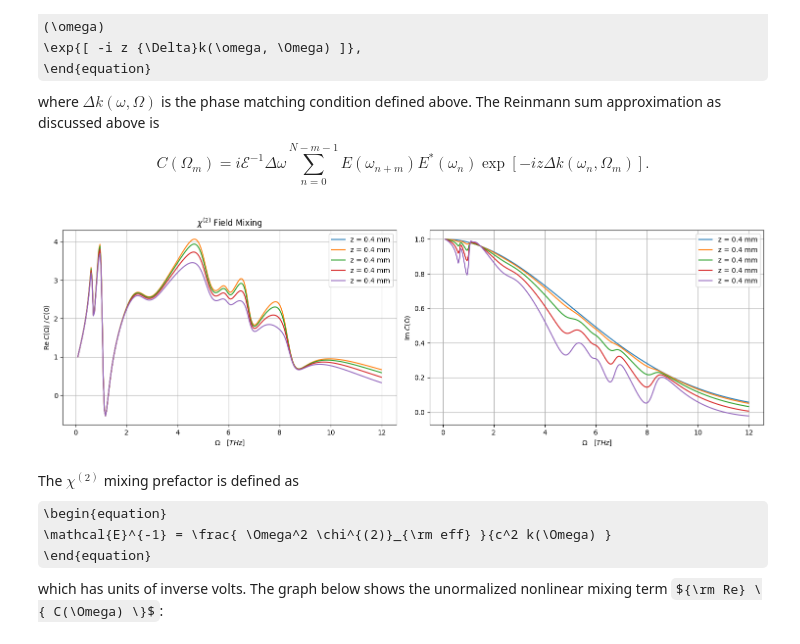
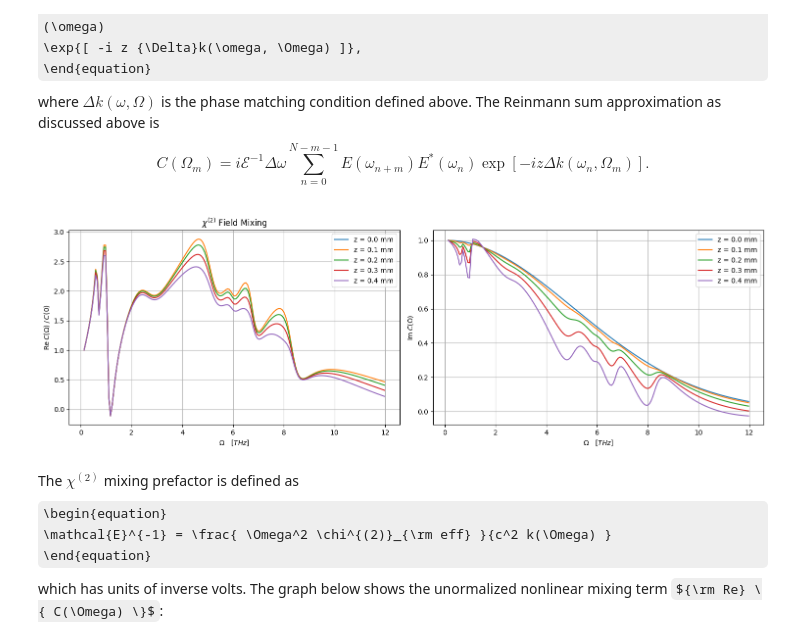
Before and after one commit to p-engel/nonlinear_optics, a Jupyter notebook: optical_rectification/analysis.ipynb, the cells around one changed output. Saved outputs shown, nothing was run; the diff lists cells and outputs as text; code cells hidden in the pictures; some formulas as TeX source.

```diff
--- a/optical_rectification/analysis.ipynb
+++ b/optical_rectification/analysis.ipynb
@@ -65,7 +65,7 @@ t_fwhm = 75e-15 * 1e12  # [ps]
 E0 = 5.4315195283 * 1e8  # [V/m]
 pulse = definitions.Gaussian(w0=w0, t_fwhm=t_fwhm, E0=E0)
 sigma = pulse.delta / np.sqrt(2)
-w = np.linspace((w0 - sigma), (w0 + sigma), 2**10)
+w = np.linspace((w0 - 3*sigma), (w0 + 3*sigma), 2**11)
 w_fwhm = pulse.delta * np.sqrt(2*np.log(2)) / (2 * np.pi)
 
 fig1, ax = plt.subplots()
@@ -232,42 +236,43 @@ where ${\Delta}k(\omega, \Omega)$ is the phase matching condition defined above.
     C(\Omega_m) = i\mathcal{E}^{-1} \Delta\omega \sum_{n=0}^{N-m-1} E(\omega_{n+m}) E^{*}(\omega_n)
         \exp{[ -i z {\Delta}k(\omega_n, \Omega_m) ]}.
 \end{equation}
+# %%
+# visualize normalized chi2 mixing
+np.seterr(invalid='ignore', divide='ignore')
+
+zvals = np.array( [0, 0.1, 0.2, 0.3, 0.4] ) * 1e-3
+C_zm_real = np.zeros( (len(zvals), len(mvals)) )
+C_zm_imag = np.zeros( (len(zvals), len(mvals)) )
+
+for i, z in enumerate(zvals):
+    C_zm = np.array( [
+        1j * definitions.chi2_mixing(
+            pulse.field_w(w),
+            dw, m, dispersion.phase_match(), z
+        )
+        for m, _ in enumerate(Ω)
+    ] )
+    C_zm_real[i, :] = C_zm.real
+    C_zm_imag[i, :] = C_zm.imag
 # %%
-# visualize normalized chi2 mixing
-np.seterr(invalid='ignore', divide='ignore')
 fig7, (ax7, ax8) = plt.subplots(figsize=(15, 5), nrows=1, ncols=2)
 
-zvals = np.array( [0, 0.1, 0.2, 0.3, 0.4] ) * 1e-3
-C_zm_real = np.zeros( (len(zvals), len(mvals)) )
-C_zm_imag = np.zeros( (len(zvals), len(mvals)) )
-
 for i, z in enumerate(zvals):
-    C_zm = np.array( [
-        1j * definitions.chi2_mixing(
-            pulse.field_w(w),
-            dw, m, dispersion.phase_match(), z
-        )
-        for m, _ in enumerate(Ω)
-    ] )
-    C_zm_real[i, :] = C_zm.real
-    C_zm_imag[i, :] = C_zm.imag
-
-for i, _ in enumerate(zvals):
     ax7.plot(Ω[1:], (C_zm_real[i, 1:] / C_zm_real[i, 1]), label='z = '+str(z*1e3)+' mm')
     ax8.plot(Ω[1:], (C_zm_imag[i, 1:] / C_zm_imag[i, 1]), label='z = '+str(z*1e3)+' mm')
 
 ax7.set_title(r"$\chi^{(2)}$ Field Mixing")
 ax7.set_xlabel(r"$\Omega \quad [THz]$")
 ax7.set_ylabel(r"${\rm Re} \: C(Ω) \: / \: C(0)$")
 ax7.legend()
 ax7.grid(True)
 ax8.set_xlabel(r"$\Omega \quad [THz]$")
 ax8.set_ylabel(r"${\rm Im} \: C(Ω)$")
 ax8.legend()
 ax8.grid(True)
 plt.tight_layout()
 # %% [output]
-[figure, old version]
+[figure, new version]
 # %% [markdown]
 The $\chi^{(2)}$ mixing prefactor is defined as
 \begin{equation}
```
Also changed, not shown: parts of 9 cells of this notebook, 3 other files.
